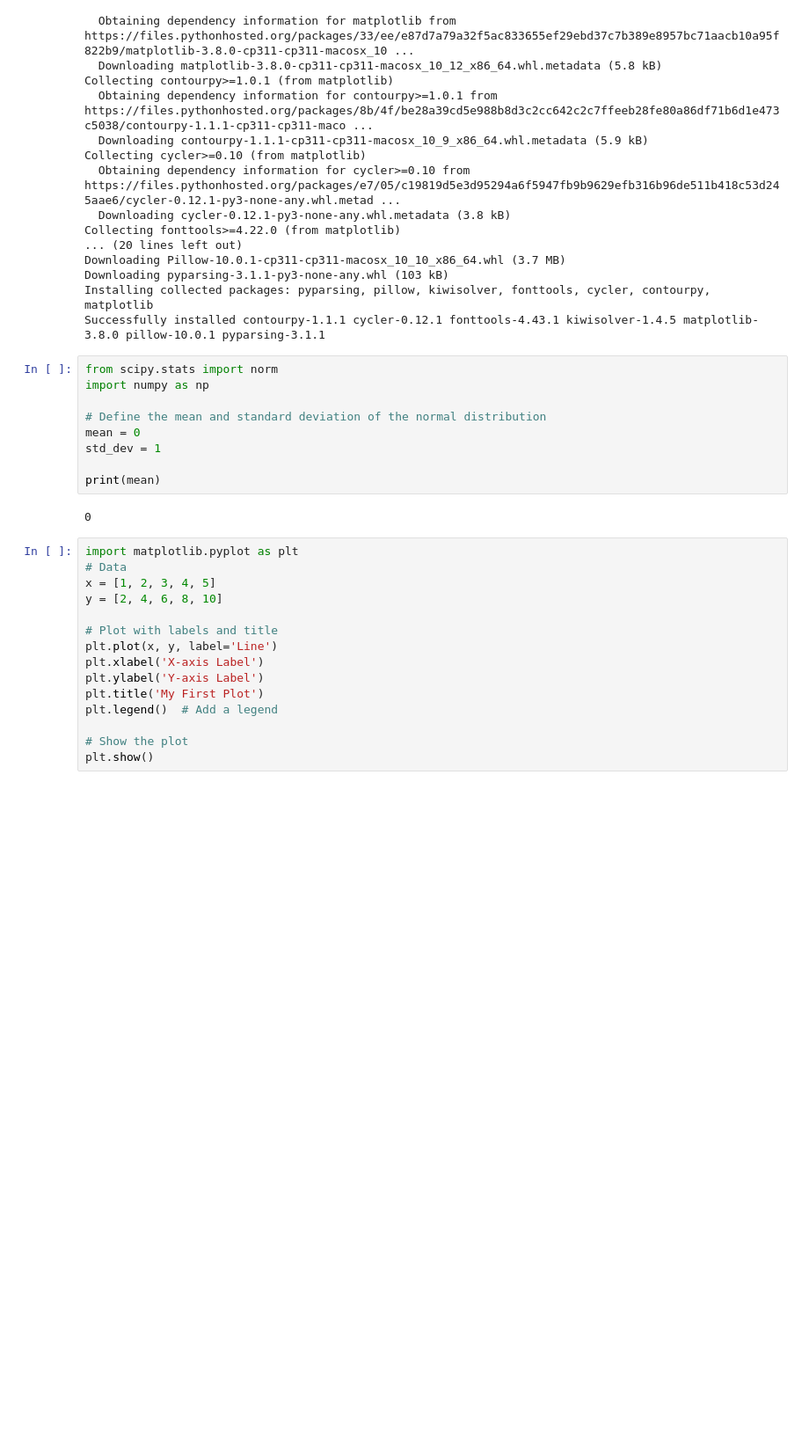
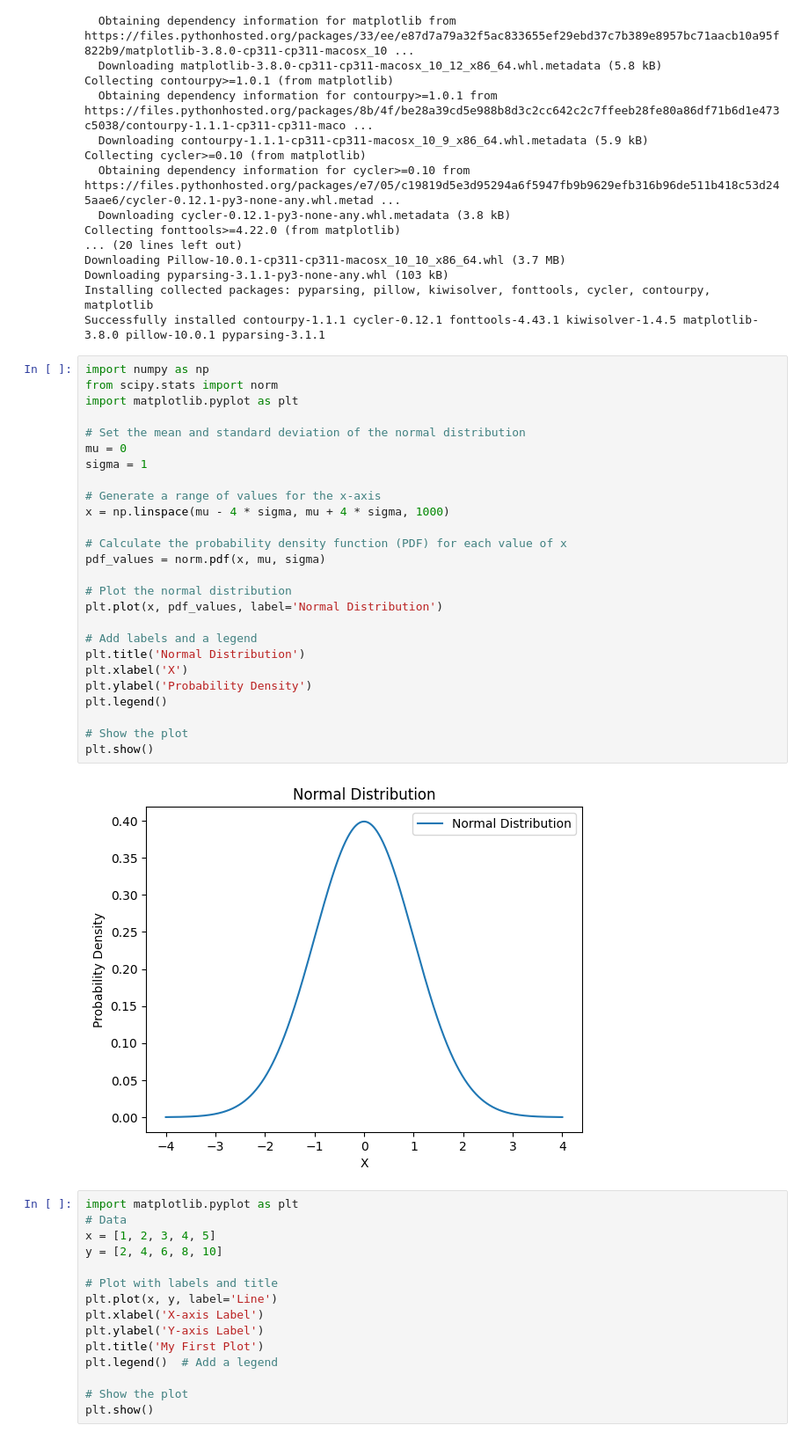
Before and after one commit to aaronp/python-playground, a Jupyter notebook: playground.ipynb, the cells around one changed output. Shown at 88% size. Drawn from its saved outputs; the diff is of its cells as text; blank space fills up the shorter version.

Commit message:
probability density function

```diff
--- a/playground.ipynb
+++ b/playground.ipynb
@@ -20,16 +20,33 @@ Downloading pyparsing-3.1.1-py3-none-any.whl (103 kB)
 Installing collected packages: pyparsing, pillow, kiwisolver, fonttools, cycler, contourpy, matplotlib
 Successfully installed contourpy-1.1.1 cycler-0.12.1 fonttools-4.43.1 kiwisolver-1.4.5 matplotlib-3.8.0 pillow-10.0.1 pyparsing-3.1.1
 # %%
+import numpy as np
 from scipy.stats import norm
-import numpy as np
+import matplotlib.pyplot as plt
 
-# Define the mean and standard deviation of the normal distribution
-mean = 0
-std_dev = 1
+# Set the mean and standard deviation of the normal distribution
+mu = 0
+sigma = 1
 
-print(mean)
+# Generate a range of values for the x-axis
+x = np.linspace(mu - 4 * sigma, mu + 4 * sigma, 1000)
+
+# Calculate the probability density function (PDF) for each value of x
+pdf_values = norm.pdf(x, mu, sigma)
+
+# Plot the normal distribution
+plt.plot(x, pdf_values, label='Normal Distribution')
+
+# Add labels and a legend
+plt.title('Normal Distribution')
+plt.xlabel('X')
+plt.ylabel('Probability Density')
+plt.legend()
+
+# Show the plot
+plt.show()
 # %% [output]
-0
+[figure, added]
 # %%
 import matplotlib.pyplot as plt
 # Data
```
